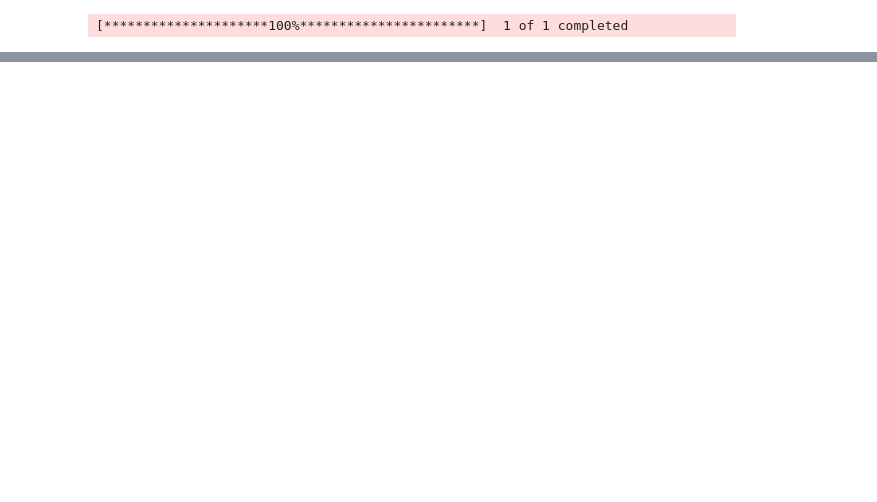
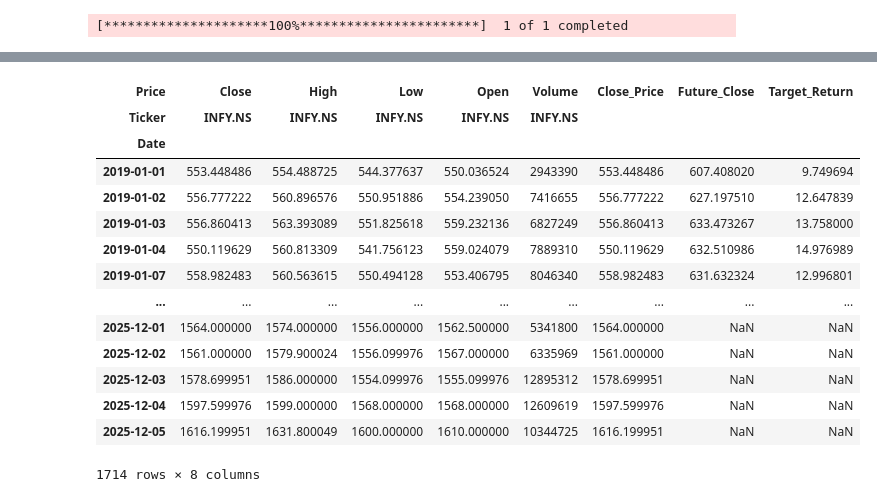
Before and after one commit to Krishnakanth834/MLProject1, a Jupyter notebook: price_predict_model.ipynb, the cells around one changed output, grey strips where cells are left out. Cells and saved outputs as stored; diff of their text form; code cells hidden in the pictures; blank space fills up the shorter version.

```diff
--- a/price_predict_model.ipynb
+++ b/price_predict_model.ipynb
@@ -64,0 +74,18 @@ KeyError: 'Adj Close'
+# %%
+df
+# %% [output]
+| Price | Close | High | Low | Open | Volume | Close_Price | Future_Close | Target_Return |
+| Ticker | INFY.NS | INFY.NS | INFY.NS | INFY.NS | INFY.NS |  |  |  |
+| Date |  |  |  |  |  |  |  |  |
+| 2019-01-01 | 553.448486 | 554.488725 | 544.377637 | 550.036524 | 2943390 | 553.448486 | 607.408020 | 9.749694 |
+| 2019-01-02 | 556.777222 | 560.896576 | 550.951886 | 554.239050 | 7416655 | 556.777222 | 627.197510 | 12.647839 |
+| 2019-01-03 | 556.860413 | 563.393089 | 551.825618 | 559.232136 | 6827249 | 556.860413 | 633.473267 | 13.758000 |
+| 2019-01-04 | 550.119629 | 560.813309 | 541.756123 | 559.024079 | 7889310 | 550.119629 | 632.510986 | 14.976989 |
+| 2019-01-07 | 558.982483 | 560.563615 | 550.494128 | 553.406795 | 8046340 | 558.982483 | 631.632324 | 12.996801 |
+| ... | ... | ... | ... | ... | ... | ... | ... | ... |
+| 2025-12-01 | 1564.000000 | 1574.000000 | 1556.000000 | 1562.500000 | 5341800 | 1564.000000 | NaN | NaN |
+| 2025-12-02 | 1561.000000 | 1579.900024 | 1556.099976 | 1567.000000 | 6335969 | 1561.000000 | NaN | NaN |
+| 2025-12-03 | 1578.699951 | 1586.000000 | 1554.099976 | 1555.099976 | 12895312 | 1578.699951 | NaN | NaN |
+| 2025-12-04 | 1597.599976 | 1599.000000 | 1568.000000 | 1568.000000 | 12609619 | 1597.599976 | NaN | NaN |
+| 2025-12-05 | 1616.199951 | 1631.800049 | 1600.000000 | 1610.000000 | 10344725 | 1616.199951 | NaN | NaN |
+1714 rows × 8 columns
```
Also changed, not shown: parts of 15 cells of this notebook.
